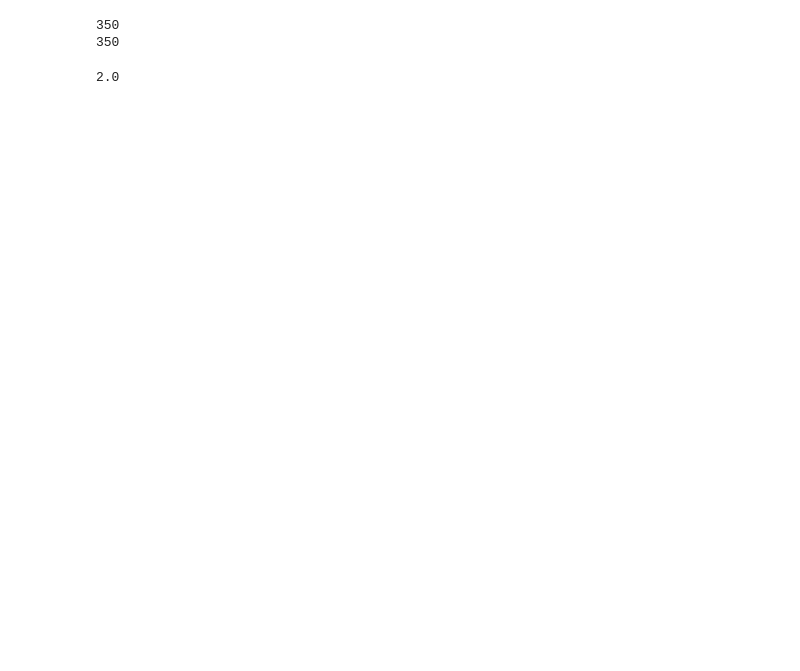
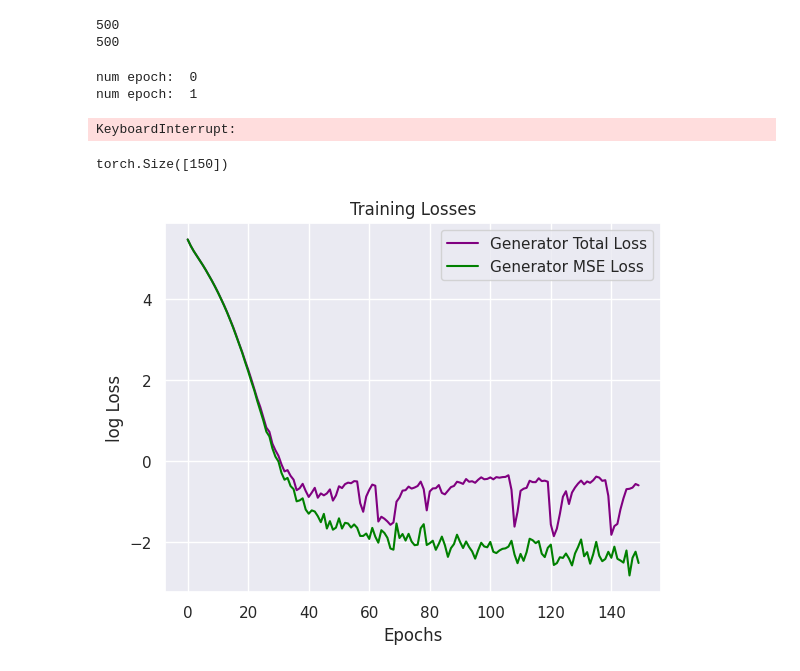
Before and after one commit to Horgas/TS_SRGAN, a Jupyter notebook: TS_SRGAN.ipynb, the cells around one changed output. Saved outputs shown, nothing was run; the diff lists cells and outputs as text; code cells hidden in the pictures; blank space fills up the shorter version.

```diff
--- a/TS_SRGAN.ipynb
+++ b/TS_SRGAN.ipynb
@@ -234,13 +237,13 @@ def generating_sample_data(num_samples,ds_factor):
   return np.array(data_hr), np.array(data_lr)
 # %%
 #training data
-num_samples =350
-ds_factor = 16 #downsampling factor
+num_samples =500
+train_size = int(num_samples * 4/5)
+ds_factor = 4 #downsampling factor
 
 high_res_data, low_res_data = generating_sample_data(num_samples,ds_factor)
 
-#print("hr data: ", high_res_data)
-#print("lr data: ", low_res_data)
+train_hr, test_hr, train_lr, test_lr = train_test_split(high_res_data, low_res_data, train_size=train_size)
 
 class LorenzDataset(Dataset):
     def __init__(self, high_res_data, low_res_data): # initialization
@@ -258,8 +261,10 @@ class LorenzDataset(Dataset):
 print(len(high_res_data))
 print(len(low_res_data))
 # dataset and dataloader
-dataset = LorenzDataset(high_res_data, low_res_data)
-train_loader = DataLoader(dataset, batch_size=20, shuffle=True)
+test_dataset = LorenzDataset(test_hr, test_lr)
+dataset = LorenzDataset(train_hr, train_lr)
+test_loader = DataLoader(test_dataset, batch_size=20, shuffle = True)
+train_loader = DataLoader(dataset, batch_size=20, shuffle = True)
 #print("hr data: ", high_res_data.shape)
 #print("lr data: ", low_res_data.shape)
 # for batch in train_loader:
@@ -268,13 +273,8 @@ train_loader = DataLoader(dataset, batch_size=20, shuffle=True)
 #     break
 #train_loader = DataLoader(low_res_data, batch_size = 20, shuffle = True)
 # %% [output]
-350
-350
+500
+500
-# %%
-test = math.log2(4)
-print(test)
-# %% [output]
-2.0
 # %%
 # def pixelShuffle1D(input,r):
 #         print(input.shape)
@@ -295,8 +295,8 @@ num_channels = 3
 length_hr = high_res_data[1].shape
 sequence_length = 4000
 a = 0.1
-num_epochs = 250
-upscale_factor = 16
+num_epochs = 150
+upscale_factor = 4
 
 g_MSEloss_tensor = []
 g_ADVloss_tensor = []
@@ -309,7 +309,7 @@ generator = Generator_net(upscale_factor, num_blocks = 16,).to(device)
 discriminator = Discriminator(input_shape=(channels,*length_hr)).to(device)
 
 
-optimizer_G = optim.Adam(generator.parameters(), lr=0.002, betas=(0.5, 0.999))
+optimizer_G = optim.Adam(generator.parameters(), lr=0.0002, betas=(0.5, 0.999))
 optimizer_D = optim.Adam(discriminator.parameters(), lr=0.0001, betas=(0.5, 0.999))
 
 #loss_mse = loss_function_mse().to(device)
@@ -334,6 +334,7 @@ discriminator_output_shape = mock_output.shape[1:]
 #     break
 
 for epoch in range(num_epochs):
+    print("num epoch: ", epoch)
     for i,batch in enumerate(train_loader):
 
         discriminator.train()
@@ -355,10 +356,14 @@ for epoch in range(num_epochs):
         loss_real = loss_function_adv(discriminator(high_res_data), valid) #tries to label real as real
         loss_fake = loss_function_adv(discriminator(generated_data.detach()), fake) #tries to label fake as fake
 
+        output_D_real = discriminator(high_res_data)
+        output_D_fake = discriminator(generated_data.detach())
+        # print("r: ",output_D_real)
+        # print("f: ",output_D_fake)
+
         loss_D = (loss_real + loss_fake) / 2
         d_loss_tensor.append(loss_D.item())
-        # print(f"Epoch [{epoch}/{num_epochs}], Batch [{i}/{len(train_loader)}]")
-        # print(f"Discriminator Loss: {loss_D.item()}")
+
         loss_D.backward()
         optimizer_D.step()
 
@@ -384,6 +389,44 @@ for epoch in range(num_epochs):
         #Backpropagation for the generator
         loss_G.backward()
         optimizer_G.step()
+# %% [output]
+num epoch:  0
+num epoch:  1
+KeyboardInterrupt:
+# %%
+# test = torch.tensor([[1, 2, 3], [4, 5, 6]])
+# print(test.shape)
+# test1 = test.view(-1,1)
+# print(test1.shape)
+# print(test1)
+# converting the list to tensors and changing dimensions
+g_loss_tensor = torch.tensor(g_loss_tensor)
+g_MSEloss_tensor = torch.tensor(g_MSEloss_tensor)
+new_dim_gLoss = g_loss_tensor.view(-1,20).mean(dim=1) #reshape, mean for every batch
+new_dim_mseLoss = g_MSEloss_tensor.view(-1,20).mean(dim=1)
+print(new_dim_gLoss.shape)
+# %% [output]
+torch.Size([150])
+# %%
+loss_figure = plt.figure()
+
+axes = plt.axes()
+log_g_loss = torch.log(new_dim_gLoss)
+log_MSEloss = torch.log(new_dim_mseLoss)
+
+
+axes.plot(log_g_loss, label='Generator Total Loss', color='purple')
+axes.plot(log_MSEloss,label='Generator MSE Loss', color='green')
+
+plt.title('Training Losses')
+plt.xlabel('Epochs')
+plt.ylabel('log Loss')
+#plt.xscale("log")
+plt.legend()
+plt.grid(True)
+plt.show()
+# %% [output]
+[figure, added]
 # %%
 loss_figure = plt.figure()
 
```
Also changed, not shown: parts of 10 cells of this notebook.
